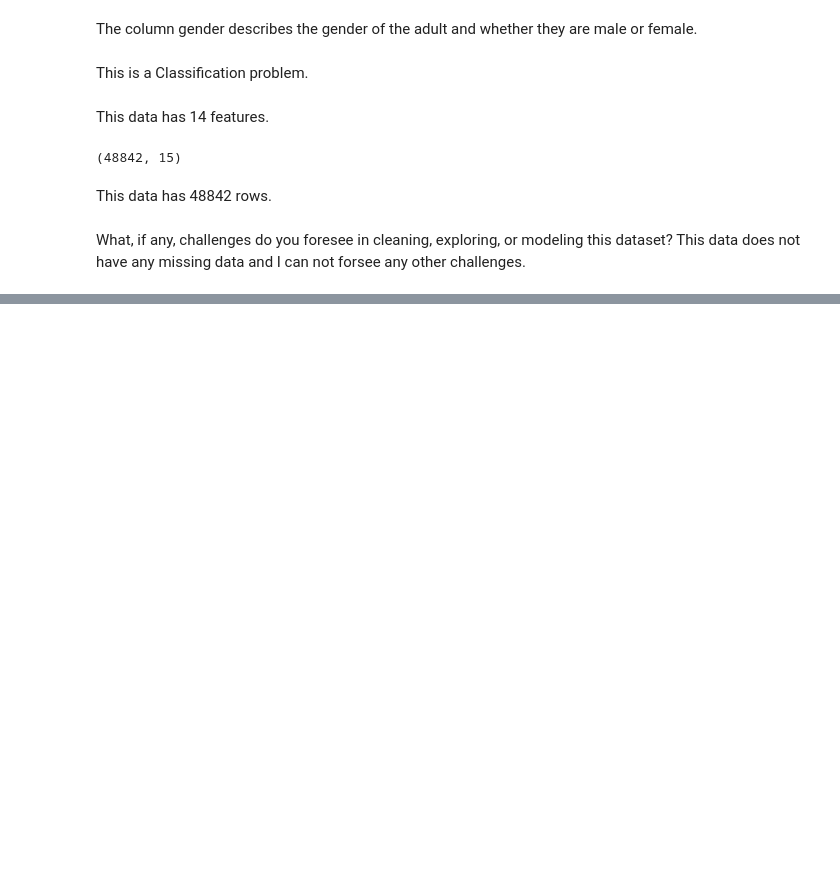
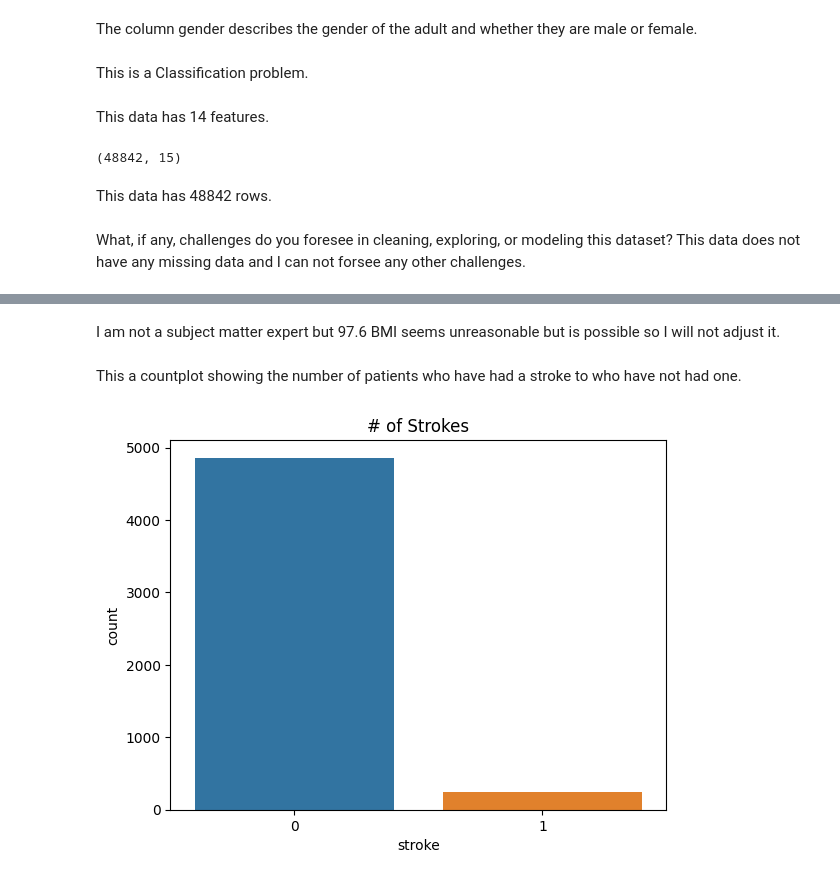
Before and after one commit to GregoryL12/Project-2, a Jupyter notebook: Project_2.ipynb, the cells around one changed output, grey strips where cells are left out. Saved outputs shown, nothing was run; the diff lists cells and outputs as text; code cells hidden in the pictures; blank space fills up the shorter version.

```diff
--- a/Project_2.ipynb
+++ b/Project_2.ipynb
@@ -110,0 +136,3 @@ What, if any, challenges do you foresee in cleaning, exploring, or modeling this
+# %%
+sr_df.drop(columns='id', inplace=True)
+sr_df.head()
@@ -110,0 +171,4 @@ What, if any, challenges do you foresee in cleaning, exploring, or modeling this
+# %%
+bmi_median = sr_df['bmi'].median()
+sr_df['bmi'].fillna(bmi_median, inplace=True)
+sr_df.isna().sum()
@@ -110,0 +219,9 @@ What, if any, challenges do you foresee in cleaning, exploring, or modeling this
+# %% [markdown]
+I am not a subject matter expert but 97.6 BMI seems unreasonable but is possible so I will not adjust it.
+# %% [markdown]
+This a countplot showing the number of patients who have had a stroke to who have not had one.
+# %%
+ax = sns.countplot(x=sr_df['stroke'])
+ax.set_title('# of Strokes');
+# %% [output]
+[figure, added]
```
Also changed, not shown: parts of 41 cells of this notebook.
